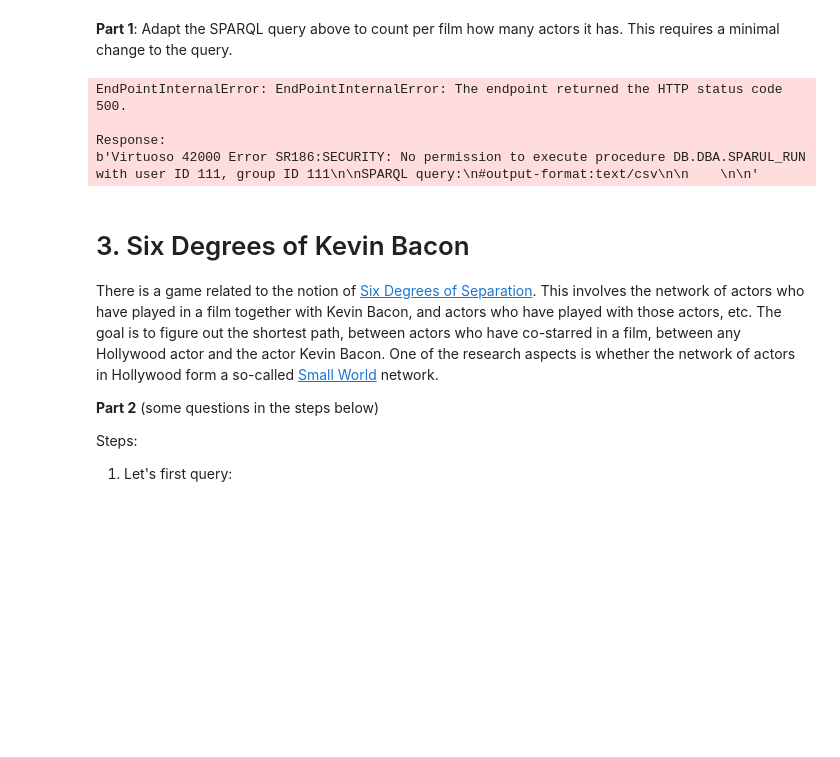
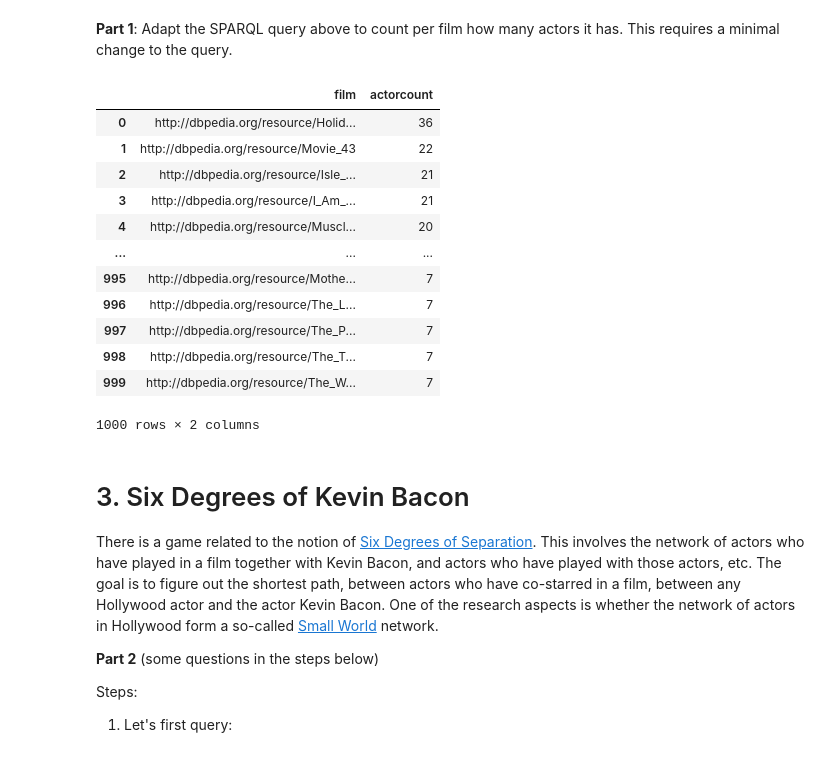
Before and after one commit to LeonardLehman/2023-data-research, a Jupyter notebook: Assignments/3_lodwanderlust.ipynb, the cells around one changed output. Cells and saved outputs as stored; diff of their text form; code cells hidden in the pictures; blank space fills up the shorter version.

```diff
--- a/Assignments/3_lodwanderlust.ipynb
+++ b/Assignments/3_lodwanderlust.ipynb
@@ -188,17 +182,32 @@ df
 # %%
 # Your adapted query here
 sparql.setQuery("""
+    PREFIX dct: <http://purl.org/dc/terms/>
+    SELECT ?film (COUNT(?actor) AS ?actorcount)
+    WHERE {?film dct:subject dbc:2010s_American_films . ?film dbo:starring ?actor }
+    GROUP BY ?film
+    ORDER BY DESC(?actorcount)
+    LIMIT 1000
 
 """)
 
 result = sparql.query().convert().decode("utf-8")
 df = pd.read_csv(StringIO(result), sep=",")
 df
 # %% [output]
+|  | film | actorcount |
+| 0 | http://dbpedia.org/resource/Holid... | 36 |
+| 1 | http://dbpedia.org/resource/Movie_43 | 22 |
+| 2 | http://dbpedia.org/resource/Isle_... | 21 |
+| 3 | http://dbpedia.org/resource/I_Am_... | 21 |
+| 4 | http://dbpedia.org/resource/Muscl... | 20 |
+| ... | ... | ... |
+| 995 | http://dbpedia.org/resource/Mothe... | 7 |
+| 996 | http://dbpedia.org/resource/The_L... | 7 |
+| 997 | http://dbpedia.org/resource/The_P... | 7 |
+| 998 | http://dbpedia.org/resource/The_T... | 7 |
+| 999 | http://dbpedia.org/resource/The_W... | 7 |
-EndPointInternalError: EndPointInternalError: The endpoint returned the HTTP status code 500.
-
-Response:
-b'Virtuoso 42000 Error SR186:SECURITY: No permission to execute procedure DB.DBA.SPARUL_RUN with user ID 111, group ID 111\n\nSPARQL query:\n#output-format:text/csv\n\n    \n\n'
+1000 rows × 2 columns
 # %% [markdown]
 # 3. Six Degrees of Kevin Bacon
 
```
Also changed, not shown: parts of 30 cells of this notebook.
